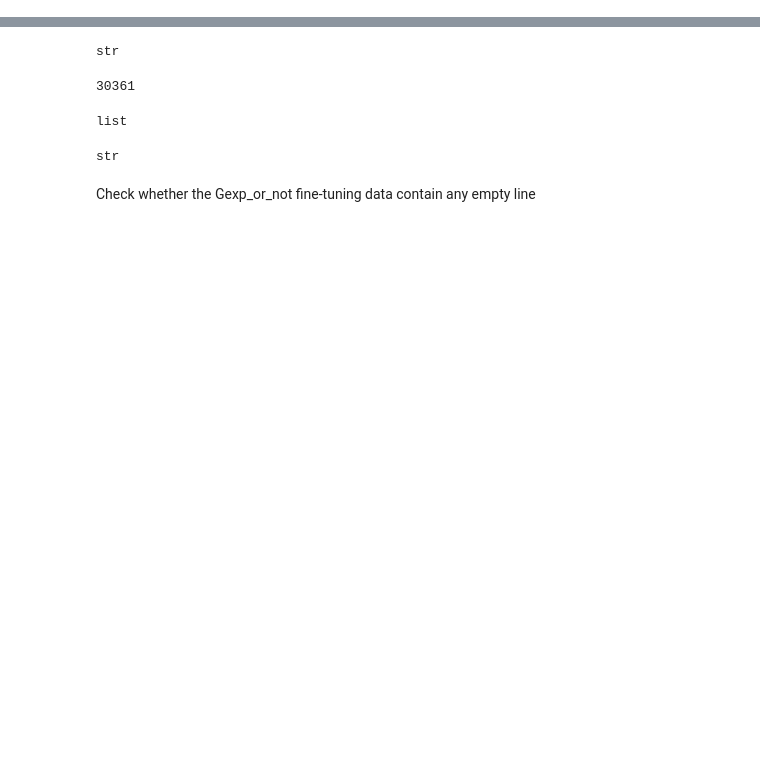
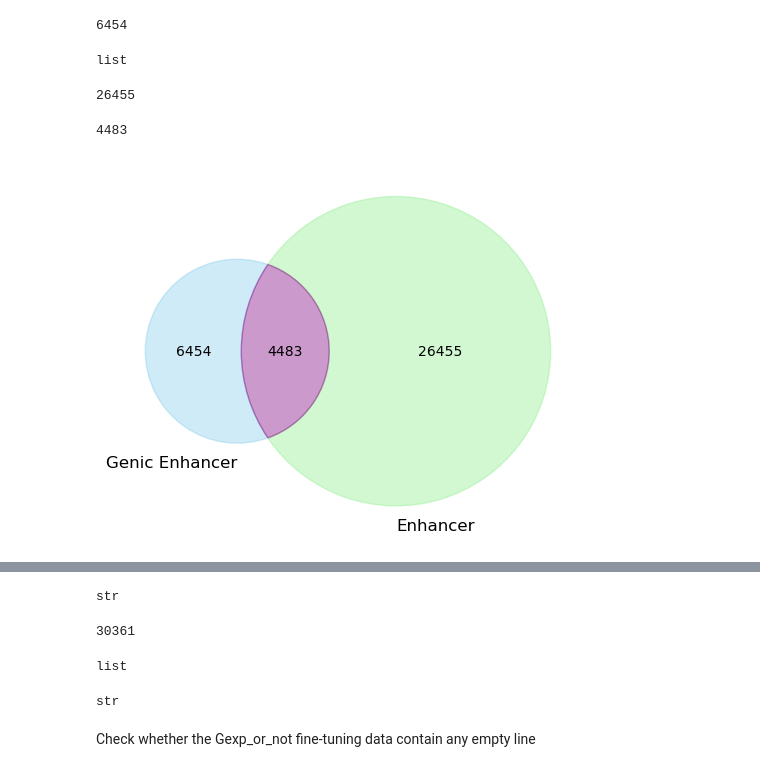
Before and after one commit to caocao0525/NSP, a Jupyter notebook: sandbox_absolutely.ipynb, the cells around one changed output, grey strips where cells are left out. Drawn from its saved outputs; the diff is of its cells as text; code cells hidden in the pictures; blank space fills up the shorter version.

```diff
--- a/sandbox_absolutely.ipynb
+++ b/sandbox_absolutely.ipynb
@@ -2,0 +10,43 @@ from css_utility import *
+# %%
+all_genes_in_cell=flatLst(data)
+# %%
+genic_enh_in_gene=[item for item in all_genes_in_cell if "F" in item]
+# %%
+enh_in_gene=[item for item in all_genes_in_cell if "G" in item]
+# %%
+two_enh_in_gene=[item for item in all_genes_in_cell if "G" in item and "F" in item]
+# %%
+len(genic_enh_in_gene)
+# %% [output]
+6454
+# %%
+type(genic_enh_in_gene)
+# %% [output]
+list
+# %%
+len(enh_in_gene)
+# %% [output]
+26455
+# %%
+len(two_enh_in_gene)
+# %% [output]
+4483
+# %%
+import matplotlib.pyplot as plt
+from matplotlib_venn import venn2
+
+# Define the sizes of the sets
+set1_size = len(genic_enh_in_gene)
+set2_size = len(enh_in_gene)
+intersection_size = len(two_enh_in_gene)
+
+# Create the Venn diagram
+venn = venn2(subsets=(set1_size, set2_size, intersection_size),
+             set_labels=('Genic Enhancer', 'Enhancer', 'Enhancer and Genic Enhancer'))
+
+# Change the colors of each section
+venn.get_patch_by_id('10').set_color('skyblue')  # Change color of genic_enh set
+venn.get_patch_by_id('01').set_color('lightgreen')  # Change color of enh set
+venn.get_patch_by_id('11').set_color('purple')  # Change color of intersection
+# %% [output]
+[figure, added]
```
Also changed, not shown: parts of 3 cells of this notebook, 2 other files.
